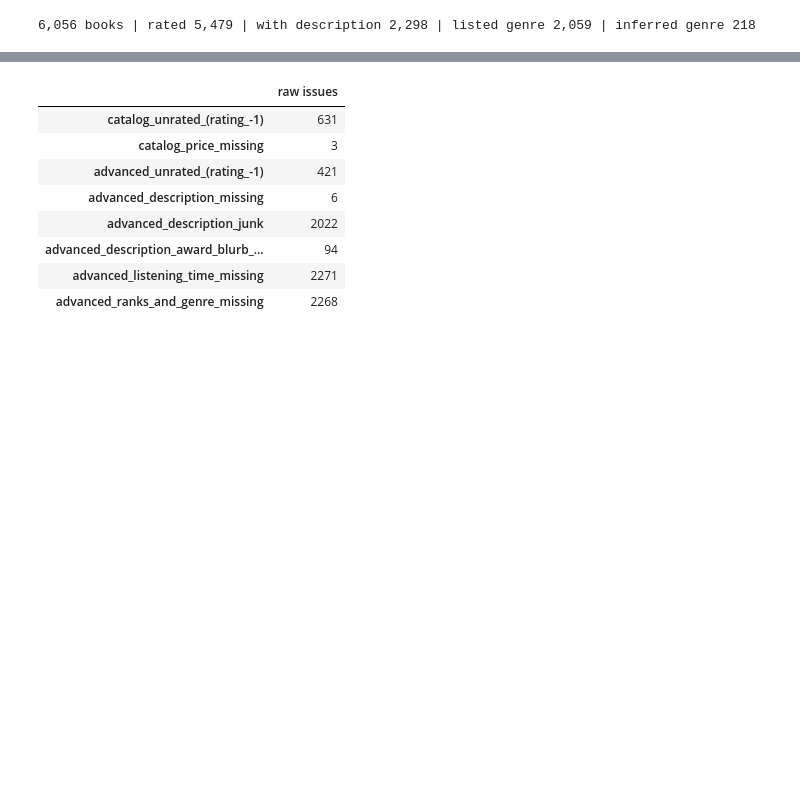
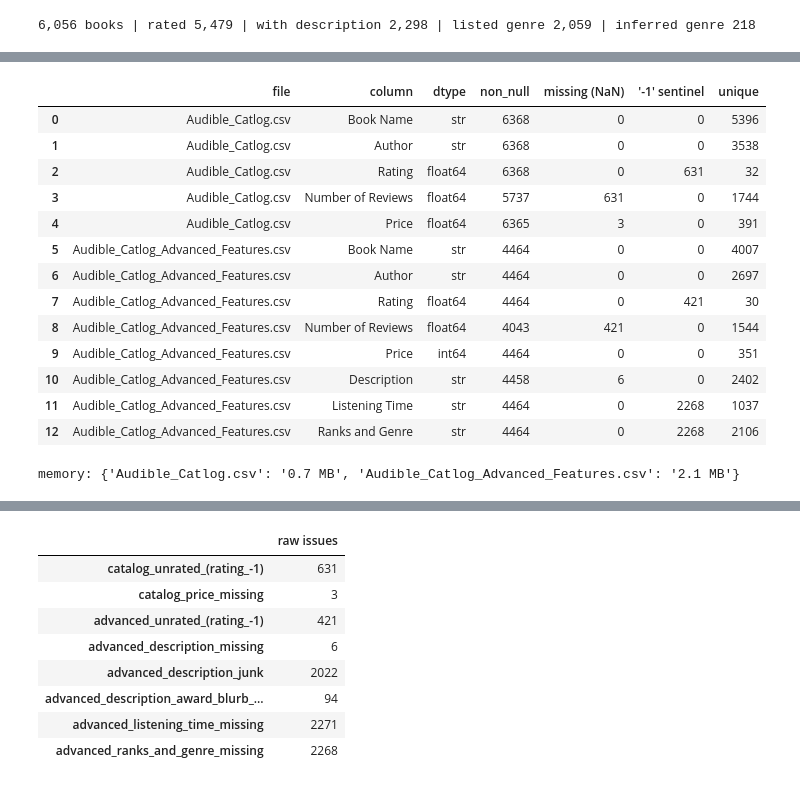
Before and after one commit to aryaman2213/Audible-Insights, a Jupyter notebook: notebooks/eda.ipynb, the cells around one changed output, grey strips where cells are left out. Saved outputs shown, nothing was run; the diff lists cells and outputs as text; code cells hidden in the pictures; blank space fills up the shorter version.

```diff
--- a/notebooks/eda.ipynb
+++ b/notebooks/eda.ipynb
@@ -33,0 +38,19 @@ print(f"{len(books):,} books | rated {books['is_rated'].sum():,} | with descript
+# %%
+display(eda.raw_overview())
+print("memory:", eda.raw_memory())
+# %% [output]
+|  | file | column | dtype | non_null | missing (NaN) | '-1' sentinel | unique |
+| 0 | Audible_Catlog.csv | Book Name | str | 6368 | 0 | 0 | 5396 |
+| 1 | Audible_Catlog.csv | Author | str | 6368 | 0 | 0 | 3538 |
+| 2 | Audible_Catlog.csv | Rating | float64 | 6368 | 0 | 631 | 32 |
+| 3 | Audible_Catlog.csv | Number of Reviews | float64 | 5737 | 631 | 0 | 1744 |
+| 4 | Audible_Catlog.csv | Price | float64 | 6365 | 3 | 0 | 391 |
+| 5 | Audible_Catlog_Advanced_Features.csv | Book Name | str | 4464 | 0 | 0 | 4007 |
+| 6 | Audible_Catlog_Advanced_Features.csv | Author | str | 4464 | 0 | 0 | 2697 |
+| 7 | Audible_Catlog_Advanced_Features.csv | Rating | float64 | 4464 | 0 | 421 | 30 |
+| 8 | Audible_Catlog_Advanced_Features.csv | Number of Reviews | float64 | 4043 | 421 | 0 | 1544 |
+| 9 | Audible_Catlog_Advanced_Features.csv | Price | int64 | 4464 | 0 | 0 | 351 |
+| 10 | Audible_Catlog_Advanced_Features.csv | Description | str | 4458 | 6 | 0 | 2402 |
+| 11 | Audible_Catlog_Advanced_Features.csv | Listening Time | str | 4464 | 0 | 2268 | 1037 |
+| 12 | Audible_Catlog_Advanced_Features.csv | Ranks and Genre | str | 4464 | 0 | 2268 | 2106 |
+memory: {'Audible_Catlog.csv': '0.7 MB', 'Audible_Catlog_Advanced_Features.csv': '2.1 MB'}
```
Also changed, not shown: parts of 19 cells of this notebook, 19 other files.
